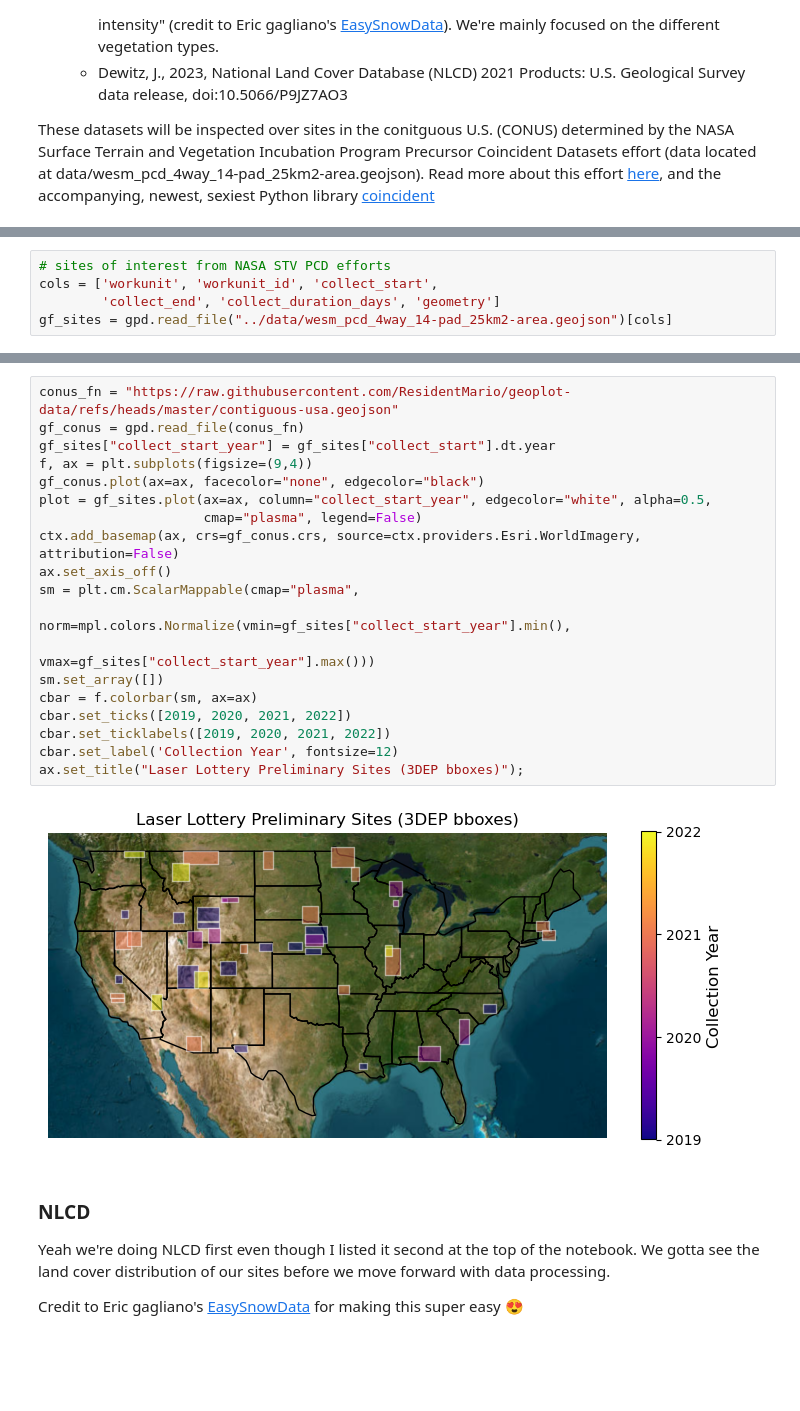
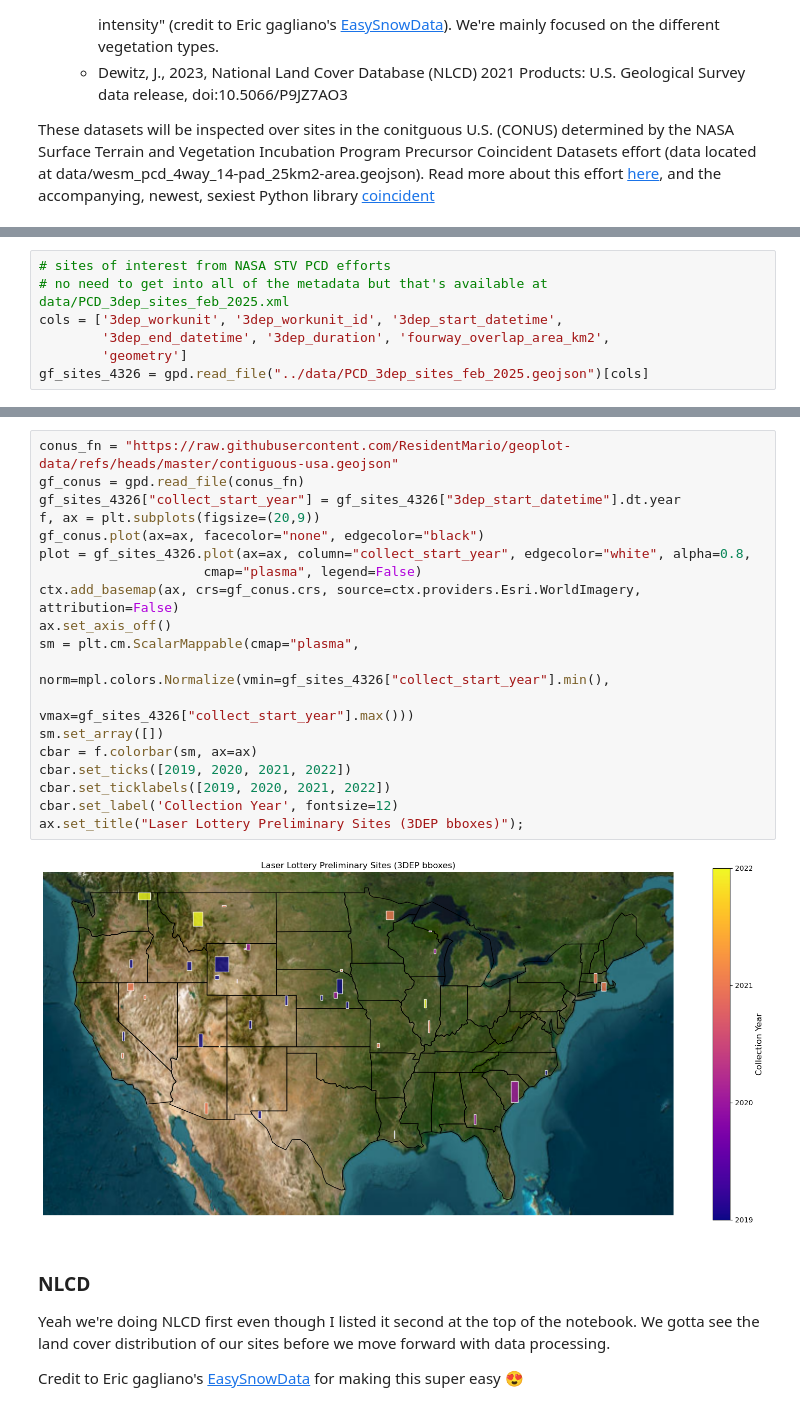
Before and after one commit to UW-GDA/ATL06_LaserLottery, a Jupyter notebook: notebooks/00_dataset_intro.ipynb, the cells around one changed output, grey strips where cells are left out. Drawn from its saved outputs; the diff is of its cells as text; blank space fills up the shorter version.

```diff
--- a/notebooks/00_dataset_intro.ipynb
+++ b/notebooks/00_dataset_intro.ipynb
@@ -32,9 +34,11 @@ import matplotlib.lines as mlines
 %matplotlib inline
 # %%
 # sites of interest from NASA STV PCD efforts
-cols = ['workunit', 'workunit_id', 'collect_start',
-        'collect_end', 'collect_duration_days', 'geometry']
-gf_sites = gpd.read_file("../data/wesm_pcd_4way_14-pad_25km2-area.geojson")[cols]
+# no need to get into all of the metadata but that's available at data/PCD_3dep_sites_feb_2025.xml
+cols = ['3dep_workunit', '3dep_workunit_id', '3dep_start_datetime',
+        '3dep_end_datetime', '3dep_duration', 'fourway_overlap_area_km2',
+        'geometry']
+gf_sites_4326 = gpd.read_file("../data/PCD_3dep_sites_feb_2025.geojson")[cols]
 # %% [markdown]
 ##### Here, we have our list of sites where we hope to pull in our ICESat-2 and NLCD data. These sites are aerial LiDAR missions flown by the USGS 3D Elevation Program (3DEP). We care about these missions because they serve as the 'gold standard' for large-scale elevation models and thus serve as a 'ground truth' comparison for our ICESat-2 measurements. We have multiple sites because we want to gather a diverse sample of elevation measurements over various land cover and terrain types.
 
@@ -60,24 +65,24 @@ CRS: EPSG:4326, Shape: (43, 6)
 # %%
 conus_fn = "https://raw.githubusercontent.com/ResidentMario/geoplot-data/refs/heads/master/contiguous-usa.geojson"
 gf_conus = gpd.read_file(conus_fn)
-gf_sites["collect_start_year"] = gf_sites["collect_start"].dt.year
-f, ax = plt.subplots(figsize=(9,4))
+gf_sites_4326["collect_start_year"] = gf_sites_4326["3dep_start_datetime"].dt.year
+f, ax = plt.subplots(figsize=(20,9))
 gf_conus.plot(ax=ax, facecolor="none", edgecolor="black")
-plot = gf_sites.plot(ax=ax, column="collect_start_year", edgecolor="white", alpha=0.5,
+plot = gf_sites_4326.plot(ax=ax, column="collect_start_year", edgecolor="white", alpha=0.8,
                      cmap="plasma", legend=False)
 ctx.add_basemap(ax, crs=gf_conus.crs, source=ctx.providers.Esri.WorldImagery, attribution=False)
 ax.set_axis_off()
 sm = plt.cm.ScalarMappable(cmap="plasma",
-                           norm=mpl.colors.Normalize(vmin=gf_sites["collect_start_year"].min(),
-                                                     vmax=gf_sites["collect_start_year"].max()))
+                           norm=mpl.colors.Normalize(vmin=gf_sites_4326["collect_start_year"].min(),
+                                                     vmax=gf_sites_4326["collect_start_year"].max()))
 sm.set_array([])
 cbar = f.colorbar(sm, ax=ax)
 cbar.set_ticks([2019, 2020, 2021, 2022])
 cbar.set_ticklabels([2019, 2020, 2021, 2022])
 cbar.set_label('Collection Year', fontsize=12)
 ax.set_title("Laser Lottery Preliminary Sites (3DEP bboxes)");
 # %% [output]
-[figure, old version]
+[figure, new version]
 # %% [markdown]
 ### NLCD
 
```
Also changed, not shown: parts of 10 cells of this notebook, 4 other files.
